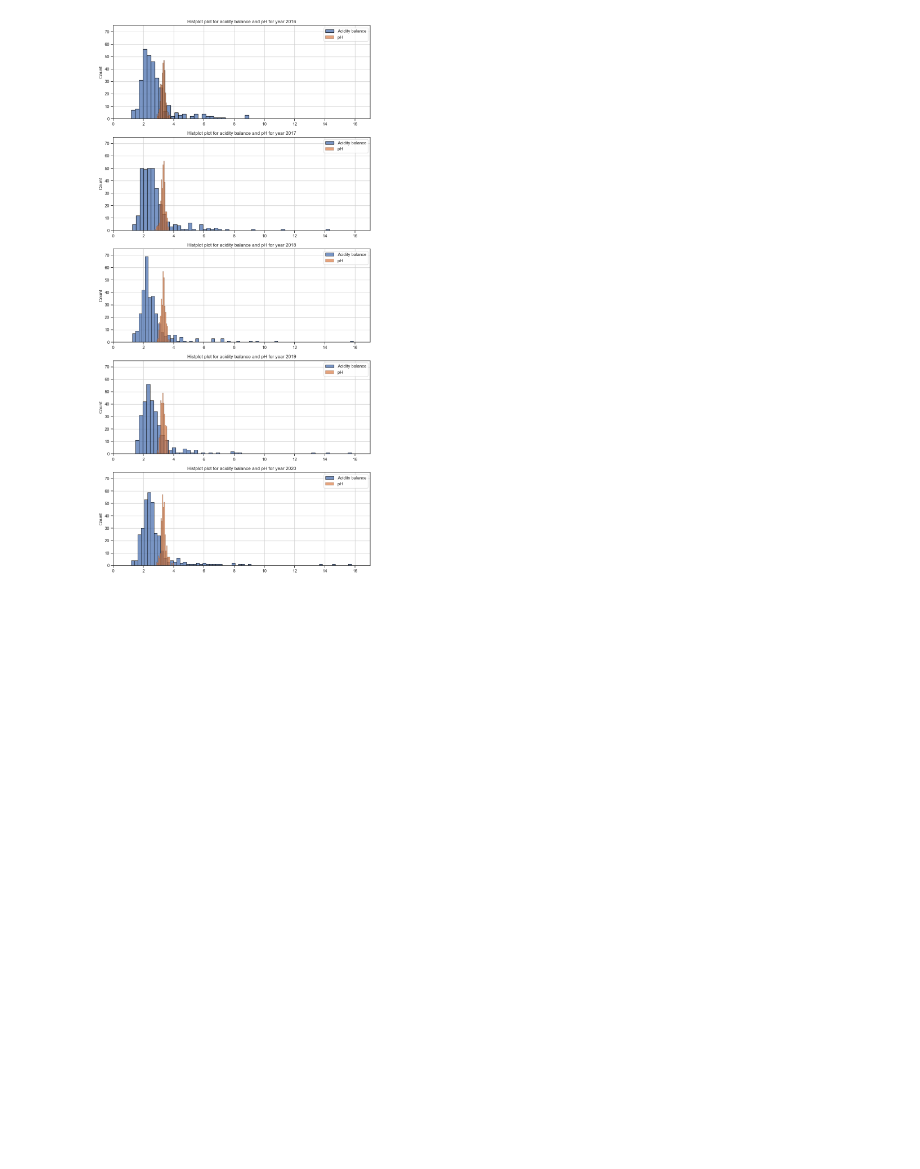
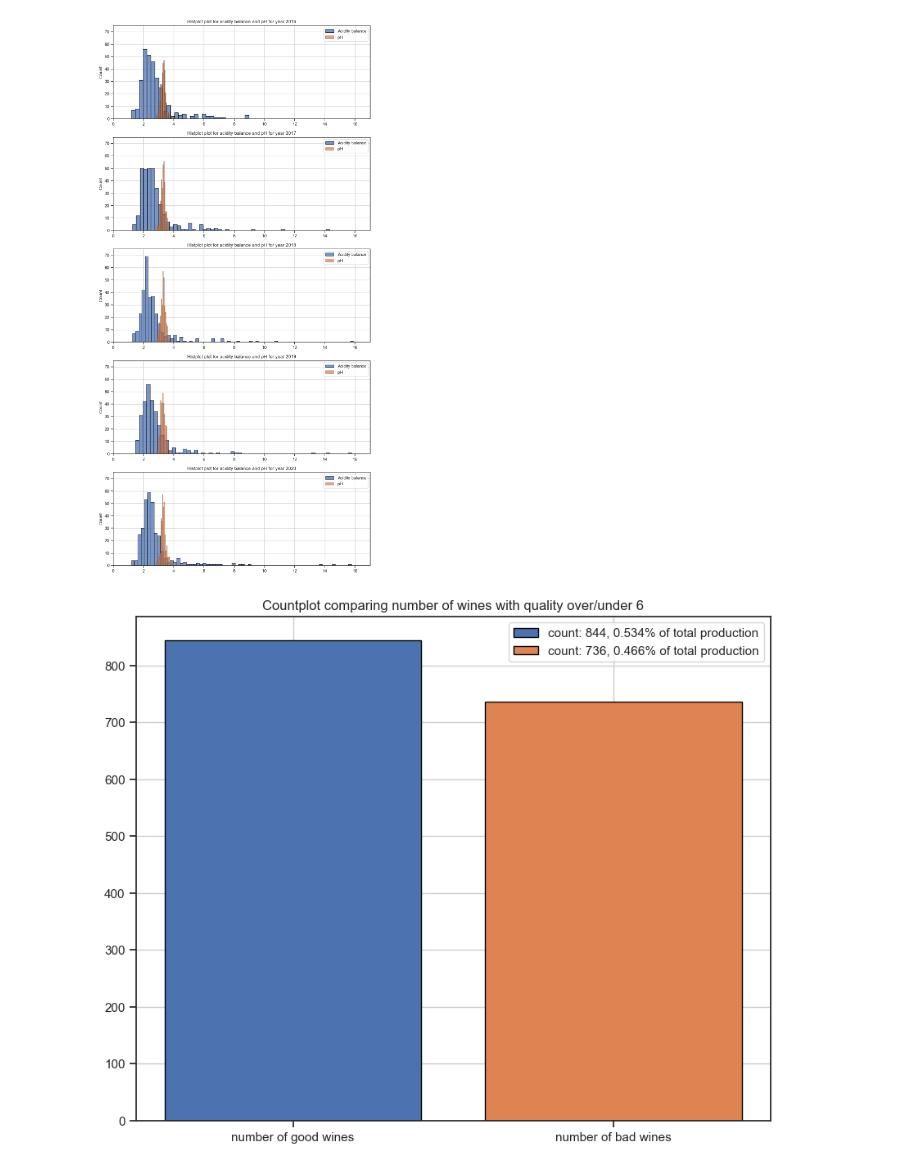
Before and after one commit to Victor-L-Almgren/Labs-and-exersizes, a Jupyter notebook: 7. Principles and Techniques for Data Science/Homework/Homework01/Homework 1 Victor Lafveskans Almgren.ipynb, the cells around one changed output. Cells and saved outputs as stored; diff of their text form; code cells hidden in the pictures; blank space fills up the shorter version.

```diff
--- a/7. Principles and Techniques for Data Science/Homework/Homework01/Homework 1 Victor Lafveskans Almgren.ipynb
+++ b/7. Principles and Techniques for Data Science/Homework/Homework01/Homework 1 Victor Lafveskans Almgren.ipynb
@@ -316,3 +360,20 @@ plt.tight_layout()
 plt.show()
 # %% [output]
 [figure]
+# %%
+# Task 4d
+num_good_wines = len(new_dataframe['quality'].loc[new_dataframe['quality']>=6])
+num_bad_wines =  len(new_dataframe['quality'].loc[new_dataframe['quality']<6])
+length = len(new_dataframe['quality'])
+
+plt.figure(figsize=(10,8))
+
+plt.bar(x='number of good wines', height=num_good_wines, edgecolor='black', label=f'count: {num_good_wines}, {np.round((num_good_wines/length), 3)}% of total production')
+plt.bar(x='number of bad wines', height=num_bad_wines, edgecolor='black', label=f'count: {num_bad_wines}, {np.round((num_bad_wines/length), 3)}% of total production')
+
+plt.title('Countplot comparing number of wines with quality over/under 6')
+plt.legend()
+plt.grid()
+plt.show()
+# %% [output]
+[figure, added]
```
Also changed, not shown: parts of 4 cells of this notebook, 3 other files.
